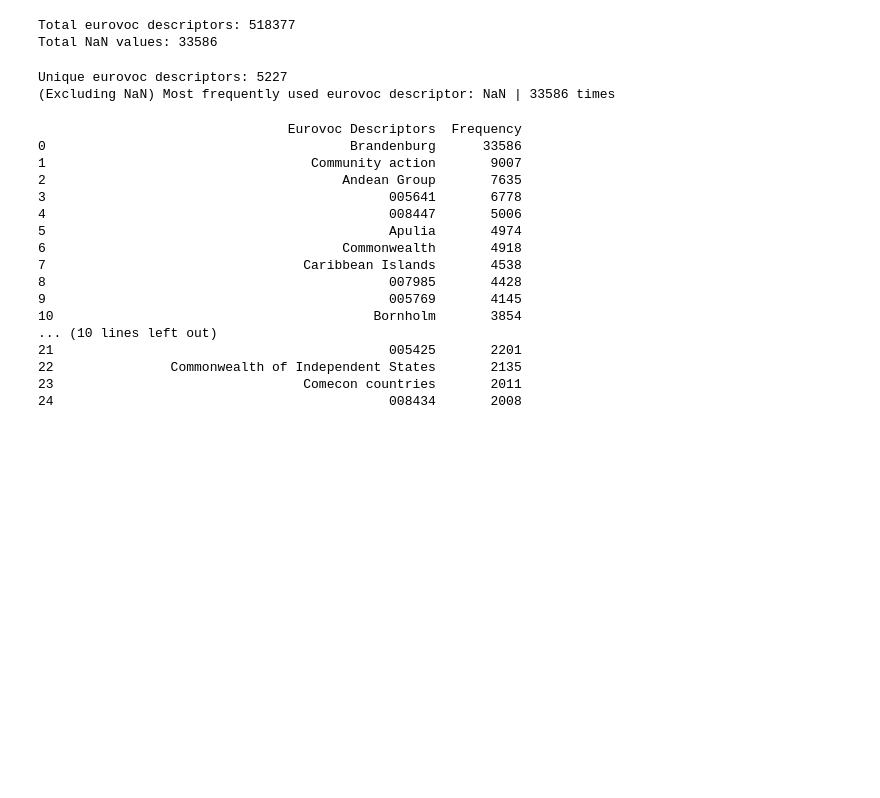
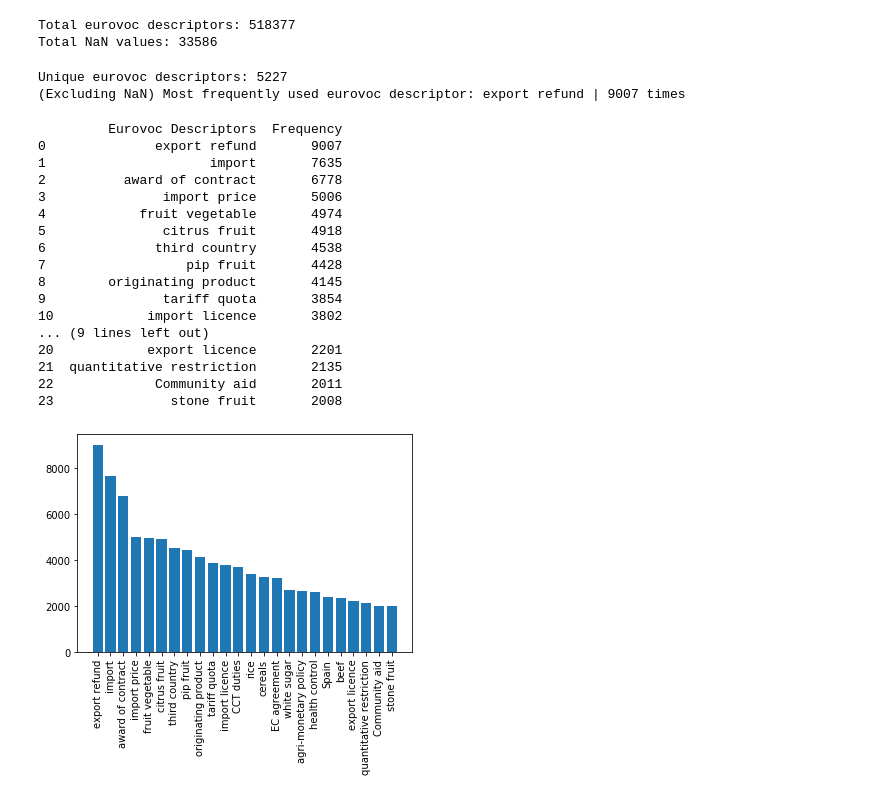
Before and after one commit to dmfrodrigues/feup-pri-proj, a Jupyter notebook: exploration/Data Exploration.ipynb, the cells around one changed output. Cells and saved outputs as stored; diff of their text form; code cells hidden in the pictures; blank space fills up the shorter version.

```diff
--- a/exploration/Data Exploration.ipynb
+++ b/exploration/Data Exploration.ipynb
@@ -324,40 +324,42 @@ unique_eurovoc_descriptors, eurovoc_descriptors_count = np.unique(eurovoc_descri
 eurovoc_descriptors_count_sort_ind = np.argsort(-eurovoc_descriptors_count)
 
 print("Unique eurovoc descriptors: {}".format(len(unique_eurovoc_descriptors)))
-print("(Excluding NaN) Most frequently used eurovoc descriptor: {} | {} times".format(unique_eurovoc_descriptors[eurovoc_descriptors_count_sort_ind][0], eurovoc_descriptors_count[eurovoc_descriptors_count_sort_ind][0]))
+print("(Excluding NaN) Most frequently used eurovoc descriptor: {} | {} times".format(unique_eurovoc_descriptors[eurovoc_descriptors_count_sort_ind][1], eurovoc_descriptors_count[eurovoc_descriptors_count_sort_ind][1]))
 # %% [output]
 Unique eurovoc descriptors: 5227
-(Excluding NaN) Most frequently used eurovoc descriptor: NaN | 33586 times
+(Excluding NaN) Most frequently used eurovoc descriptor: export refund | 9007 times
 # %%
-lower_bound_ = 0
+lower_bound_ = 1
 upper_bound_ = 25
 # %%
 sub_unique_eurovoc_descriptors = unique_eurovoc_descriptors[eurovoc_descriptors_count_sort_ind][lower_bound_:upper_bound_]
 # %%
 sub_eurovoc_descriptors_count = eurovoc_descriptors_count[eurovoc_descriptors_count_sort_ind][lower_bound_:upper_bound_]
 # %%
-eurovoc_descriptors_df = pd.DataFrame({'Eurovoc Descriptors' : sub_eurovoc_descriptors, 'Frequency' : sub_eurovoc_descriptors_count})
+eurovoc_descriptors_df = pd.DataFrame({'Eurovoc Descriptors' : sub_unique_eurovoc_descriptors, 'Frequency' : sub_eurovoc_descriptors_count})
 print(eurovoc_descriptors_df)
 # %% [output]
-                                Eurovoc Descriptors  Frequency
-0                                       Brandenburg      33586
-1                                  Community action       9007
-2                                      Andean Group       7635
-3                                            005641       6778
-4                                            008447       5006
-5                                            Apulia       4974
-6                                      Commonwealth       4918
-7                                 Caribbean Islands       4538
-8                                            007985       4428
-9                                            005769       4145
-10                                         Bornholm       3854
-... (10 lines left out)
-21                                           005425       2201
-22               Commonwealth of Independent States       2135
-23                                Comecon countries       2011
-24                                           008434       2008
+         Eurovoc Descriptors  Frequency
+0              export refund       9007
+1                     import       7635
+2          award of contract       6778
+3               import price       5006
+4            fruit vegetable       4974
+5               citrus fruit       4918
+6              third country       4538
+7                  pip fruit       4428
+8        originating product       4145
+9               tariff quota       3854
+10            import licence       3802
+... (9 lines left out)
+20            export licence       2201
+21  quantitative restriction       2135
+22             Community aid       2011
+23               stone fruit       2008
 # %%
 ticks_ = range(len(sub_eurovoc_descriptors_count))
 plt.bar(ticks_, sub_eurovoc_descriptors_count, align='center')
-plt.xticks(ticks, sub_unique_keywords, rotation='vertical')
+plt.xticks(ticks, sub_unique_eurovoc_descriptors, rotation='vertical')
 plt.show()
+# %% [output]
+[figure, added]
```
